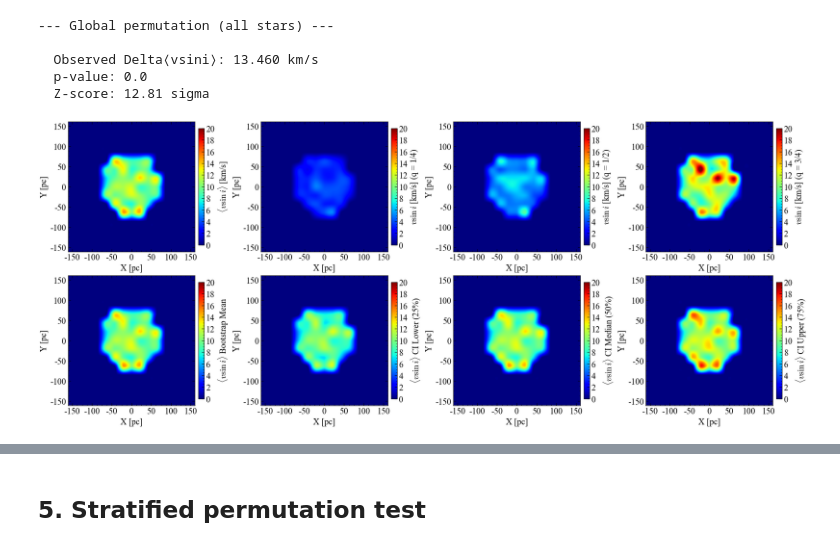
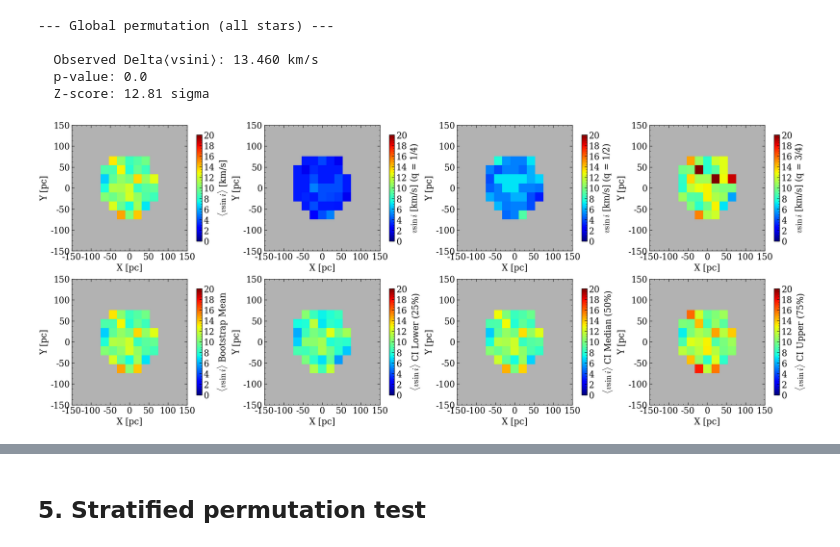
Before and after one commit to SarahBarbosa/cavity-like-structure, a Jupyter notebook: notebooks/05_statistical_tests.ipynb, the cells around one changed output, grey strips where cells are left out. Saved outputs shown, nothing was run; the diff lists cells and outputs as text; code cells hidden in the pictures.

```diff
--- a/notebooks/05_statistical_tests.ipynb
+++ b/notebooks/05_statistical_tests.ipynb
@@ -155,31 +156,35 @@ print(f"  Z-score: {res_mc_all['z_score']:.2f} sigma")
 # %%
 rng = np.random.default_rng(SEED + 1)
 df_perm_all = df_all.copy()
 df_perm_all["vsini"] = rng.permutation(df_all["vsini"].to_numpy())
 # df_perm_F = df_perm_all[df_perm_all["SpecType"].str.startswith("F", na=False)].copy()
 # df_perm_G = df_perm_all[df_perm_all["SpecType"].str.startswith("G", na=False)].copy()
 
 UL = 150
 TC = 20
 N_BOOT = 1000
 
 maps_all_XY = vsini_maps_for_plane(
     df_perm_all, "XY", ul=UL, tc=TC, n_bootstrap=N_BOOT, seed=SEED, use_weights=True
 )
 
 fig, _ = plot_vsini_bootstrap_panel(
     original=maps_all_XY["original"],
     bootstrap=maps_all_XY["bootstrap"],
     plane="XY",
     ul=UL,
     method="spline16",
     cmap="jet",
     vmax=20,
+    raw_cells=True,
+    view_limit = 150,
+    nan_color='0.7',
+    tick_step=50
 )
-fig.savefig(FIG_DIR / "vsini_all_XY_permutation.pdf")
+# fig.savefig(FIG_DIR / "vsini_all_XY_permutation.pdf")
 plt.show()
 # %% [output]
-[figure, old version]
+[figure, new version]
 # %%
 fig, ax = plot_permutation_result(
     res_mc_all["null_dist"], res_mc_all["obs_diff"], figsize=(4.5, 4)
```
Also changed, not shown: parts of 21 cells of this notebook, 2 other files.
